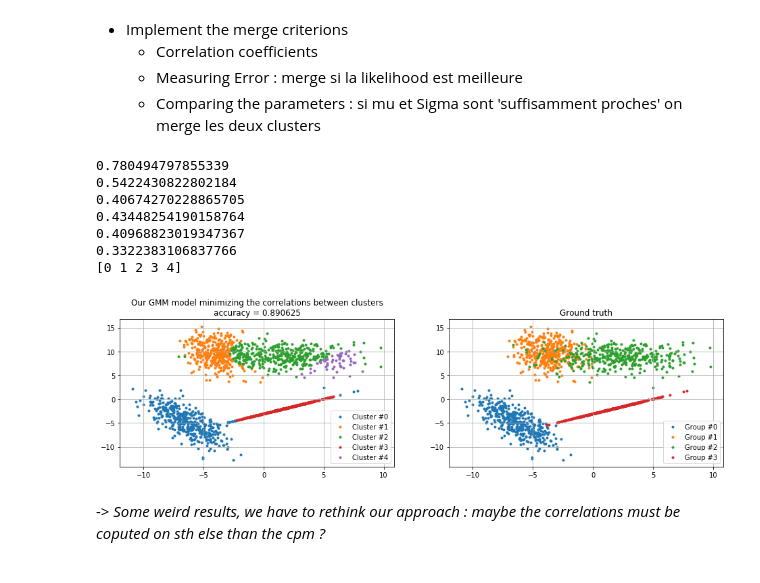
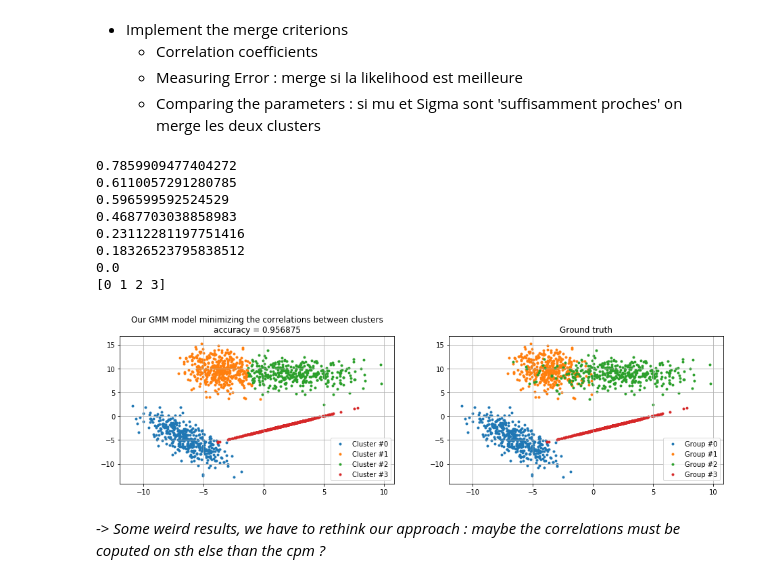
Before and after one commit to EmmanuelJhno/AML-labs, a Jupyter notebook: Cours 7 - TP/L6_Jehanno_Brandeis.ipynb, the cells around one changed output. Cells and saved outputs as stored; diff of their text form; code cells hidden in the pictures.

```diff
--- a/Cours 7 - TP/L6_Jehanno_Brandeis.ipynb
+++ b/Cours 7 - TP/L6_Jehanno_Brandeis.ipynb
@@ -602,14 +608,15 @@ def merge(merge_1, merge_2, X, gmm):
     alpha[merge_1] = alpha[merge_1] + alpha[merge_2]
     alpha = np.delete(alpha, merge_2)
     # Update mu
-    mu[merge_1] = mu[merge_1] + mu[merge_2]
-    mu = np.delete(mu, merge_2, axis=0)
+    mu = gmm.update_mu(X, cpm, alpha)
     # Update Sigma
     Sigma = gmm.update_Sigma(X, cpm, alpha, mu)
 
-    return alpha, mu, Sigma
+    k = gmm.k_ - 1
+
+    return alpha, mu, Sigma, k
 # %%
-def correlation_coefficients(X, threshold, C_max=None):
+def correlation_coefficients(X, C_max=None):
     """
     Return the good number of clusters according to a low inter-cluster correlation criterion.
     """
@@ -633,36 +640,36 @@ def correlation_coefficients(X, threshold, C_max=None):
         corr = np.amax(coefs)
         print(corr)
 
-        if np.isnan(corr) or corr < threshold:
+        if np.isnan(corr) or corr <= 0:
             converged = True
         else:
             merge_1, merge_2 = list(zip(*np.where(coefs == corr)))[0]
-            alpha, mu, Sigma = merge(merge_1, merge_2, X, gmm)
+            alpha, mu, Sigma, k = merge(merge_1, merge_2, X, gmm)
+            gmm.k_ = k
+            gmm.fit_(X, alpha, mu, Sigma)
             # Update gmm
-            gmm.k_, gmm.alpha_, gmm.mu_, gmm.Sigma_ = gmm.k_-1, alpha, mu, Sigma
-            gmm.cond_prob_ = gmm.compute_proba(X, alpha, mu, Sigma)
-            gmm.labels_ = gmm.predict(X, alpha, mu, Sigma)
 
             # Keep track of the values
-            history['alpha'].append(alpha)
-            history['mu'].append(mu)
-            history['Sigma'].append(Sigma)
-            history['log_likelihood'].append(gmm.log_likelihood(X, alpha, mu, Sigma))
+            history['alpha'].append(gmm.alpha_)
+            history['mu'].append(gmm.mu_)
+            history['Sigma'].append(gmm.Sigma_)
+            history['log_likelihood'].append(gmm.log_likelihood(X, gmm.alpha_, gmm.mu_, gmm.Sigma_))
 
     return gmm, history
 # %%
-model_best_corr, history = correlation_coefficients(X=data, threshold=0.4, C_max=10)
+model_best_corr, history = correlation_coefficients(X=data, C_max=10)
 print(np.unique(model_best_corr.labels_))
 visualize_gmm(X, model_best_corr, 'Our GMM model minimizing the correlations between clusters')
 # %% [output]
-0.780494797855339
-0.5422430822802184
-0.40674270228865705
-0.43448254190158764
-0.40968823019347367
-0.3322383106837766
-[0 1 2 3 4]
+0.7859909477404272
+0.6110057291280785
+0.596599592524529
+0.4687703038858983
+0.23112281197751416
+0.18326523795838512
+0.0
+[0 1 2 3]
-[figure, old version]
+[figure, new version]
 # %% [markdown]
    -> *Some weird results, we have to rethink our approach : maybe the correlations must be coputed on sth else than the cpm ?*
 # %% [markdown]
```
Also changed, not shown: parts of 4 cells of this notebook.
